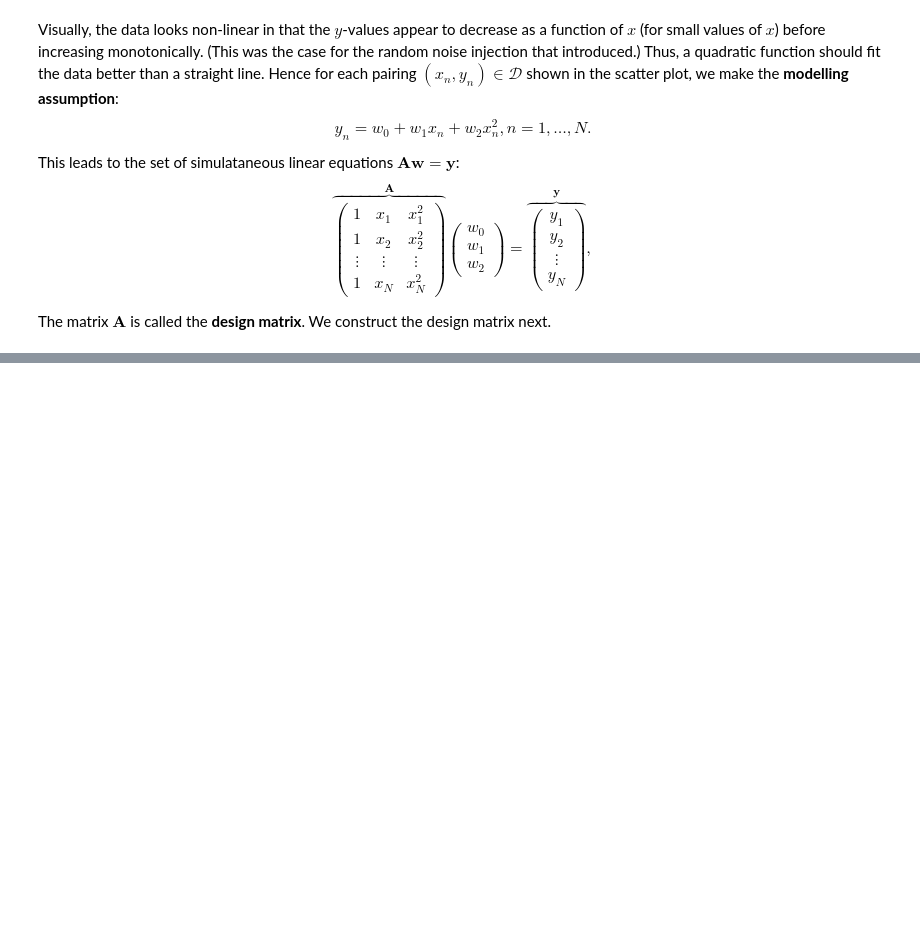
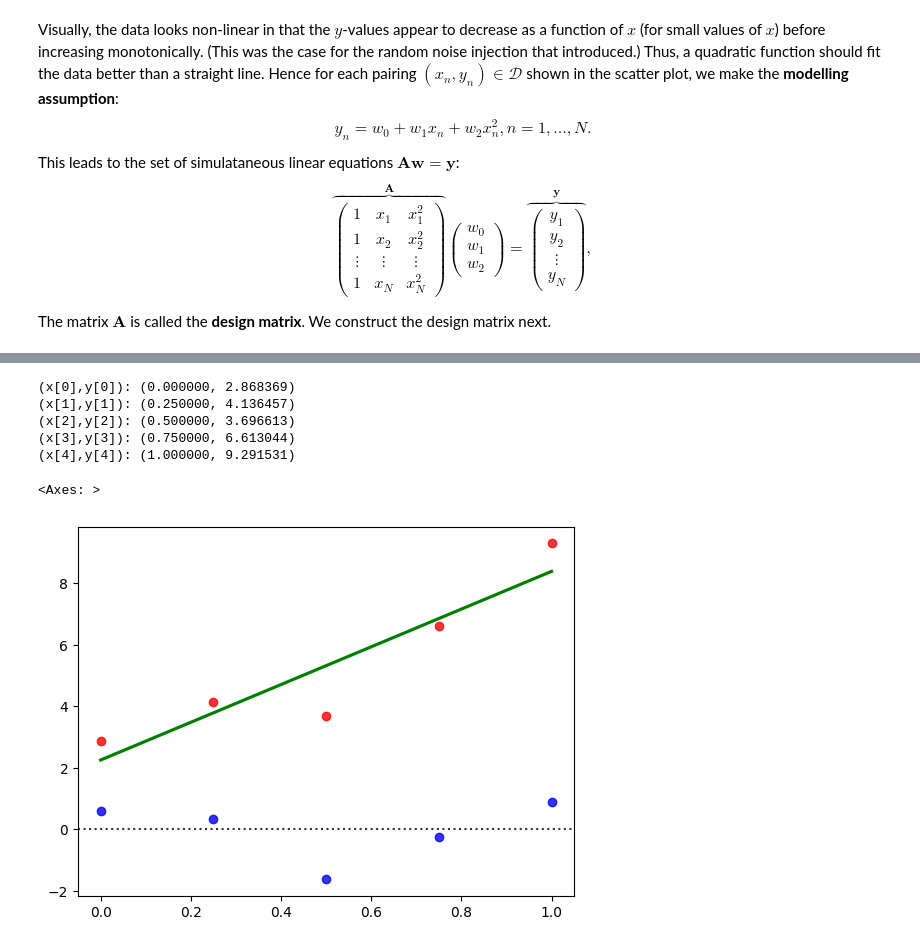
Before and after one commit to mjjackey/ML_Lab_Soton, a Jupyter notebook: ML_Lab1_Scikit_Learn.ipynb, the cells around one changed output, grey strips where cells are left out. Cells and saved outputs as stored; diff of their text form; code cells hidden in the pictures; blank space fills up the shorter version.

Commit message:
Add normal equation and Update the README.

```diff
--- a/ML_Lab1_Scikit_Learn.ipynb
+++ b/ML_Lab1_Scikit_Learn.ipynb
@@ -228,0 +298,19 @@ The matrix $\mathbf{A}$ is called the **design matrix**. We construct the design
+# %%
+from numpy.random import RandomState
+perm_rand_gen = RandomState(2000)
+npts=5
+ran_seq=perm_rand_gen.normal(0,1,npts)
+X = np.linspace(0,1,npts)
+y1 = 3*X**2+4*X+2+0.5*ran_seq
+for i in range(npts):
+    print('(x[{}],y[{}]): ({:f}, {:.6f})'.format(i,i,X[i],y1[i]))
+sns.regplot(x=X,y=y1,order=1,scatter_kws={'color':'r'},line_kws={'color':'g'},ci=None)
+sns.residplot(x=X,y=y1,order=1,scatter_kws={'color':'b'})
+# %% [output]
+(x[0],y[0]): (0.000000, 2.868369)
+(x[1],y[1]): (0.250000, 4.136457)
+(x[2],y[2]): (0.500000, 3.696613)
+(x[3],y[3]): (0.750000, 6.613044)
+(x[4],y[4]): (1.000000, 9.291531)
+<Axes: >
+[figure, added]
```
Also changed, not shown: parts of 19 cells of this notebook, 1 other file.
